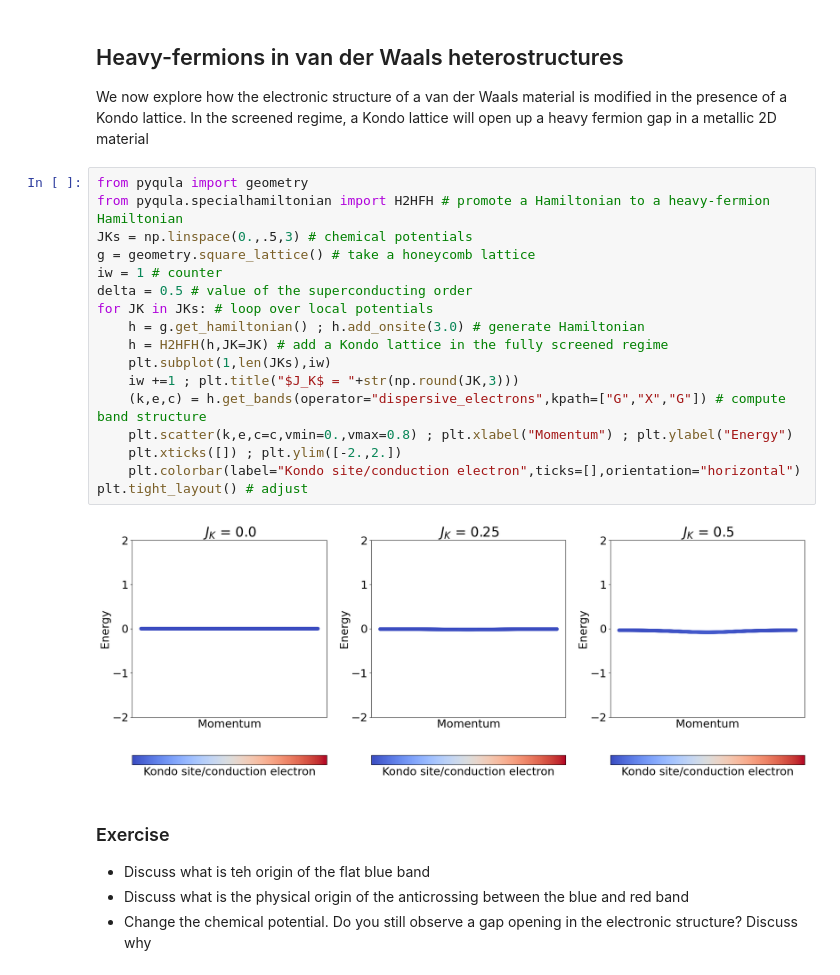
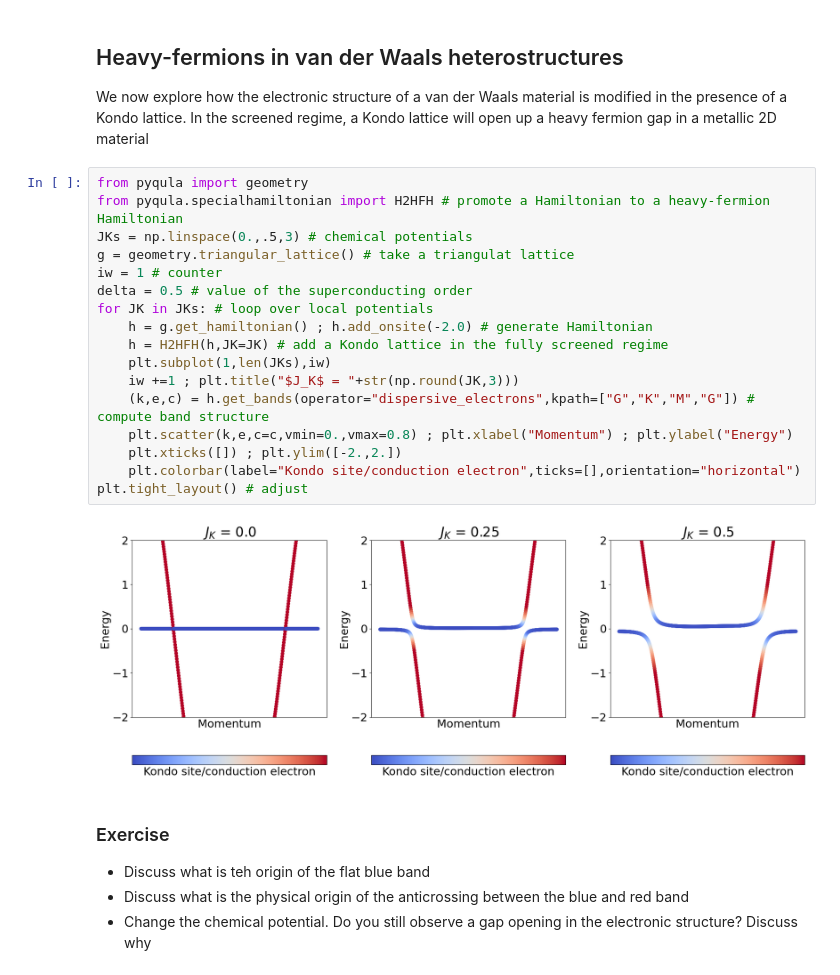
Before and after one commit to joselado/roscoff_summer_school_2023, a Jupyter notebook: exercise_session/magnetism.ipynb, the cells around one changed output. Drawn from its saved outputs; the diff is of its cells as text.

```diff
--- a/exercise_session/magnetism.ipynb
+++ b/exercise_session/magnetism.ipynb
@@ -558,22 +558,22 @@ We now explore how the electronic structure of a van der Waals material is modif
 # %%
 from pyqula import geometry
 from pyqula.specialhamiltonian import H2HFH # promote a Hamiltonian to a heavy-fermion Hamiltonian
 JKs = np.linspace(0.,.5,3) # chemical potentials
-g = geometry.square_lattice() # take a honeycomb lattice
+g = geometry.triangular_lattice() # take a triangulat lattice
 iw = 1 # counter
 delta = 0.5 # value of the superconducting order
 for JK in JKs: # loop over local potentials
-    h = g.get_hamiltonian() ; h.add_onsite(3.0) # generate Hamiltonian
+    h = g.get_hamiltonian() ; h.add_onsite(-2.0) # generate Hamiltonian
     h = H2HFH(h,JK=JK) # add a Kondo lattice in the fully screened regime
     plt.subplot(1,len(JKs),iw)
     iw +=1 ; plt.title("$J_K$ = "+str(np.round(JK,3)))
-    (k,e,c) = h.get_bands(operator="dispersive_electrons",kpath=["G","X","G"]) # compute band structure
+    (k,e,c) = h.get_bands(operator="dispersive_electrons",kpath=["G","K","M","G"]) # compute band structure
     plt.scatter(k,e,c=c,vmin=0.,vmax=0.8) ; plt.xlabel("Momentum") ; plt.ylabel("Energy")
     plt.xticks([]) ; plt.ylim([-2.,2.])
     plt.colorbar(label="Kondo site/conduction electron",ticks=[],orientation="horizontal")
 plt.tight_layout() # adjust
 # %% [output]
-[figure, old version]
+[figure, new version]
 # %% [markdown]
 ### Exercise
 - Discuss what is teh origin of the flat blue band
```
Also changed, not shown: parts of 1 cell of this notebook.
